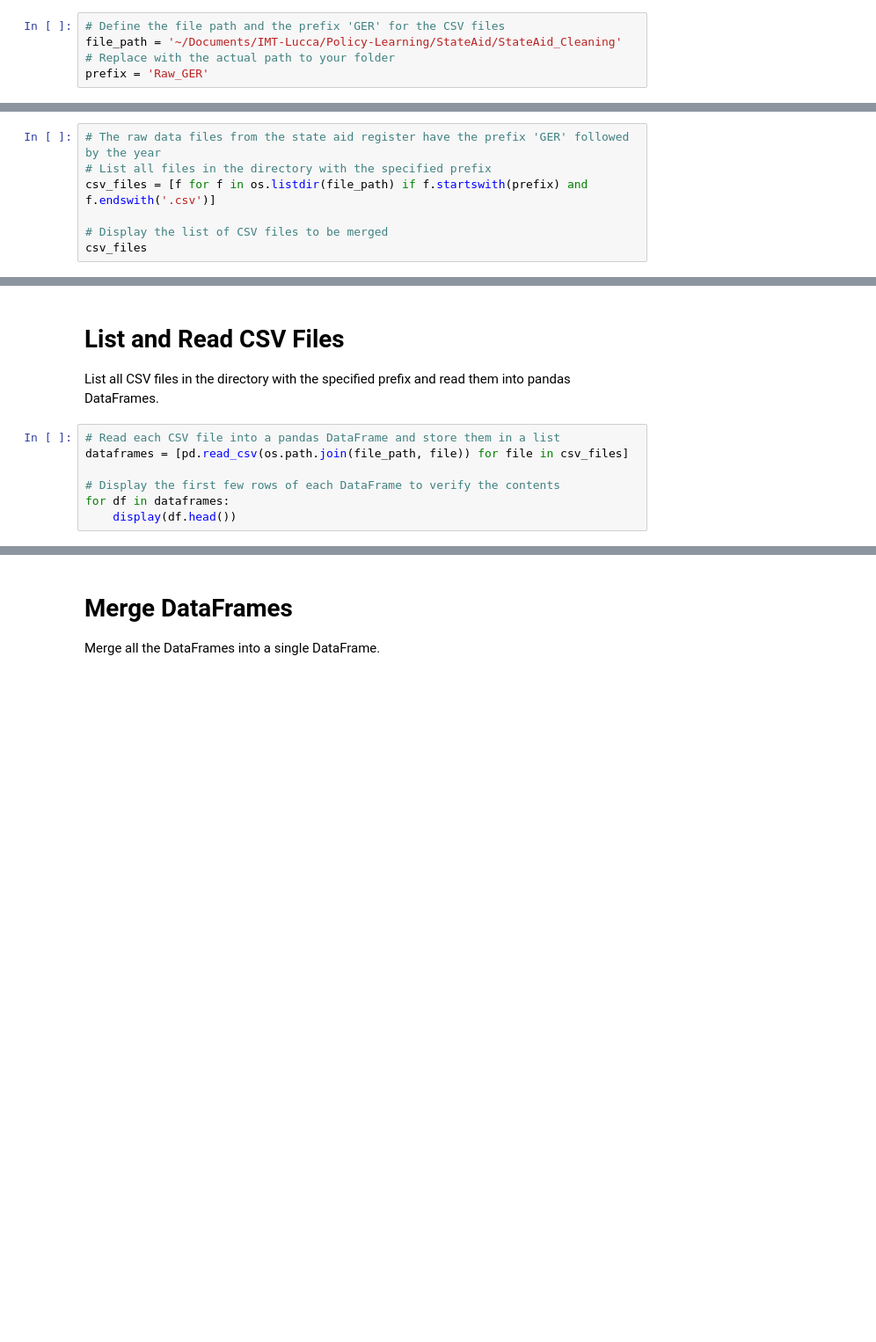
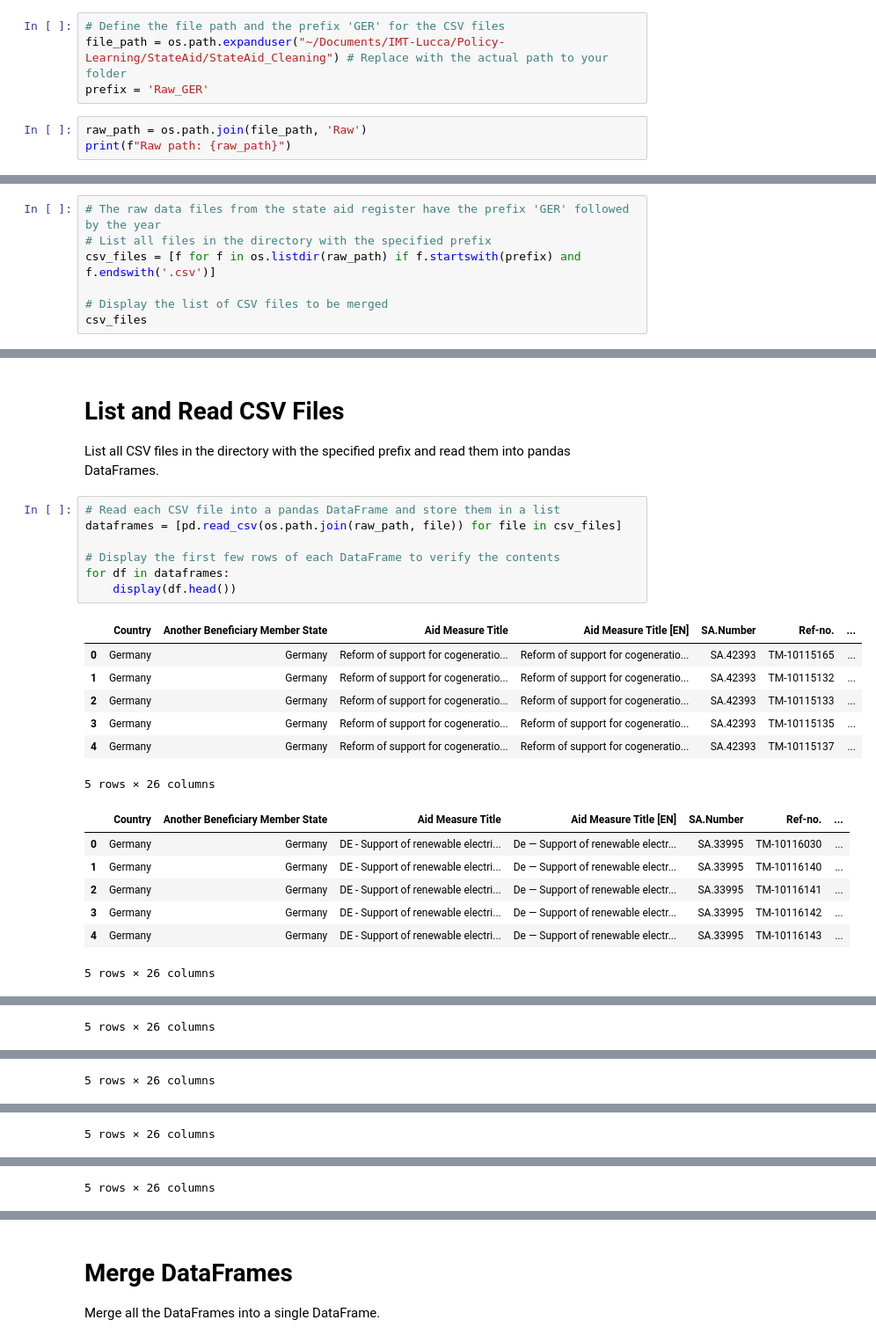
Before and after one commit to legiangvu/StateAid_Cleaning, a Jupyter notebook: cleaning.ipynb, the cells around one changed output, grey strips where cells are left out. Shown at 88% size. Saved outputs shown, nothing was run; the diff lists cells and outputs as text; blank space fills up the shorter version.

```diff
--- a/cleaning.ipynb
+++ b/cleaning.ipynb
@@ -16,5 +16,8 @@ import time
 # Set File Path and Prefix
 # %%
 # Define the file path and the prefix 'GER' for the CSV files
-file_path = '~/Documents/IMT-Lucca/Policy-Learning/StateAid/StateAid_Cleaning'  # Replace with the actual path to your folder
+file_path = os.path.expanduser("~/Documents/IMT-Lucca/Policy-Learning/StateAid/StateAid_Cleaning") # Replace with the actual path to your folder
 prefix = 'Raw_GER'
+# %%
+raw_path = os.path.join(file_path, 'Raw')
+print(f"Raw path: {raw_path}")
@@ -21,7 +26,7 @@ prefix = 'Raw_GER'
 # %%
 # The raw data files from the state aid register have the prefix 'GER' followed by the year
 # List all files in the directory with the specified prefix
-csv_files = [f for f in os.listdir(file_path) if f.startswith(prefix) and f.endswith('.csv')]
+csv_files = [f for f in os.listdir(raw_path) if f.startswith(prefix) and f.endswith('.csv')]
 
 # Display the list of CSV files to be merged
 csv_files
@@ -30,8 +44,23 @@ csv_files
 List all CSV files in the directory with the specified prefix and read them into pandas DataFrames.
 # %%
 # Read each CSV file into a pandas DataFrame and store them in a list
-dataframes = [pd.read_csv(os.path.join(file_path, file)) for file in csv_files]
+dataframes = [pd.read_csv(os.path.join(raw_path, file)) for file in csv_files]
 
 # Display the first few rows of each DataFrame to verify the contents
 for df in dataframes:
     display(df.head())
+# %% [output]
+|  | Country | Another Beneficiary Member State | Aid Measure Title | Aid Measure Title [EN] | SA.Number | Ref-no. | ... |
+| 0 | Germany | Germany | Reform of support for cogeneratio... | Reform of support for cogeneratio... | SA.42393 | TM-10115165 | ... |
+| 1 | Germany | Germany | Reform of support for cogeneratio... | Reform of support for cogeneratio... | SA.42393 | TM-10115132 | ... |
+| 2 | Germany | Germany | Reform of support for cogeneratio... | Reform of support for cogeneratio... | SA.42393 | TM-10115133 | ... |
+| 3 | Germany | Germany | Reform of support for cogeneratio... | Reform of support for cogeneratio... | SA.42393 | TM-10115135 | ... |
+| 4 | Germany | Germany | Reform of support for cogeneratio... | Reform of support for cogeneratio... | SA.42393 | TM-10115137 | ... |
+5 rows × 26 columns
+|  | Country | Another Beneficiary Member State | Aid Measure Title | Aid Measure Title [EN] | SA.Number | Ref-no. | ... |
+| 0 | Germany | Germany | DE - Support of renewable electri... | ﻿De — Support of renewable electr... | SA.33995 | TM-10116030 | ... |
+| 1 | Germany | Germany | DE - Support of renewable electri... | ﻿De — Support of renewable electr... | SA.33995 | TM-10116140 | ... |
+| 2 | Germany | Germany | DE - Support of renewable electri... | ﻿De — Support of renewable electr... | SA.33995 | TM-10116141 | ... |
+| 3 | Germany | Germany | DE - Support of renewable electri... | ﻿De — Support of renewable electr... | SA.33995 | TM-10116142 | ... |
+| 4 | Germany | Germany | DE - Support of renewable electri... | ﻿De — Support of renewable electr... | SA.33995 | TM-10116143 | ... |
+5 rows × 26 columns
@@ -37,0 +73 @@ for df in dataframes:
+5 rows × 26 columns
@@ -37,0 +80 @@ for df in dataframes:
+5 rows × 26 columns
@@ -37,0 +87 @@ for df in dataframes:
+5 rows × 26 columns
@@ -37,0 +94 @@ for df in dataframes:
+5 rows × 26 columns
```
Also changed, not shown: parts of 15 cells of this notebook.
